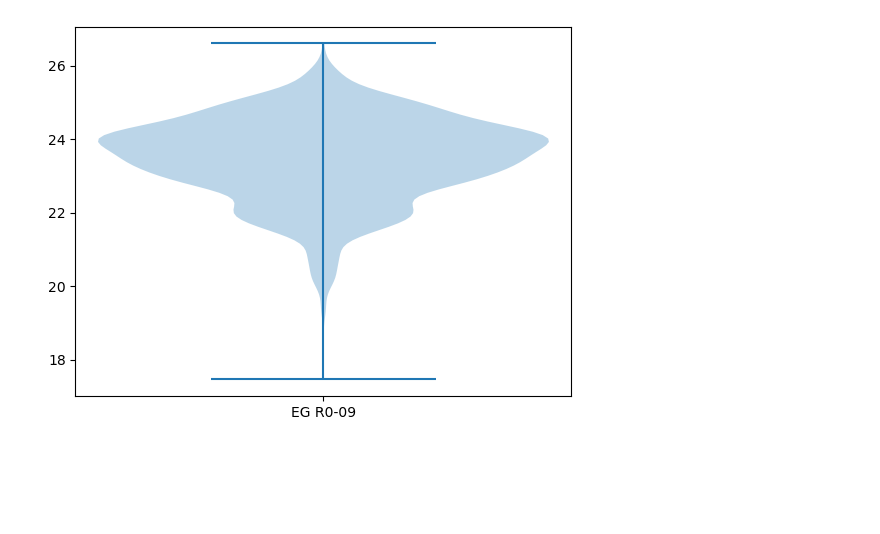
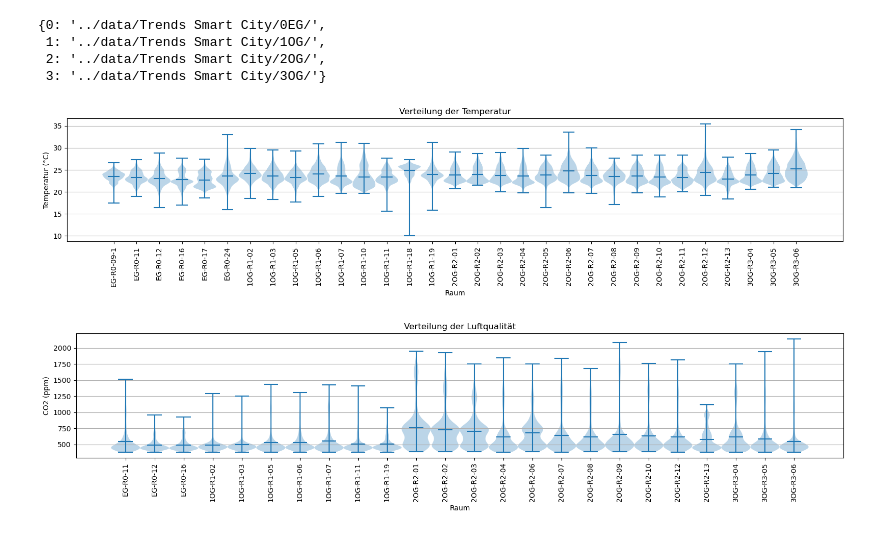
Before and after one commit to tug-cps/SchoolFeedback, a Jupyter notebook: notebooks/analyse_room_data.ipynb, the cells around one changed output. Drawn from its saved outputs; the diff is of its cells as text; code cells hidden in the pictures; blank space fills up the shorter version.

Commit message:
distribution plots for room data

```diff
--- a/notebooks/analyse_room_data.ipynb
+++ b/notebooks/analyse_room_data.ipynb
@@ -29,8 +6,63 @@ rooms.head()
-# %%
-fig, ax = plt.subplots()
-
-ax.violinplot(rooms, widths=2)
-ax.set_xticks(ticks=[1], labels=rooms.columns)
-plt.show()
-# %% [output]
-[figure, removed]
+# %%
+dir_list = {
+    0: '../data/Trends Smart City/0EG/',
+    1: '../data/Trends Smart City/1OG/',
+    2: '../data/Trends Smart City/2OG/',
+    3: '../data/Trends Smart City/3OG/'
+}
+file_list = {
+    0: os.listdir(dir_list[0]),
+    1: os.listdir(dir_list[1]),
+    2: os.listdir(dir_list[2]),
+    3: os.listdir(dir_list[3])
+}
+# %% [output]
+{0: '../data/Trends Smart City/0EG/',
+ 1: '../data/Trends Smart City/1OG/',
+ 2: '../data/Trends Smart City/2OG/',
+ 3: '../data/Trends Smart City/3OG/'}
+# %%
+rooms_temp = []
+names_temp = []
+rooms_qual = []
+names_qual = []
+
+for floor in dir_list.keys():
+    for file in file_list[floor]:
+        room_df = pd.read_csv(
+            dir_list[floor] + file,
+            sep=';',
+            parse_dates=True,
+            header=0,
+            index_col=0,
+            names=[file.split()[0], '_1', '_2', '_3'],
+            )
+        room_df.index.name = 'Time'
+        if file.split()[1][:-4] == 'Lufttemp':
+            names_temp.append(file.split()[0])
+            rooms_temp.append(room_df.iloc[:,0].dropna().tolist())
+        else:
+            names_qual.append(file.split()[0])
+            rooms_qual.append(room_df.iloc[:,0].dropna().tolist())
+# %%
+for rooms, names, title, yaxis in zip(
+    [rooms_temp, rooms_qual],
+    [names_temp, names_qual],
+    ["Temperatur", "Luftqualität"],
+    ['Temperatur (°C)', 'CO2 (ppm)']
+    ):
+    fig, ax = plt.subplots(figsize=(16, 4))
+
+    ax.violinplot(rooms, widths=1, showmeans=True, showextrema=True)
+    ax.set_title('Verteilung der ' + title)
+    ax.set_xlabel('Raum')
+    ax.set_ylabel(yaxis)
+    ax.set_xticks(ticks=np.arange(1, len(rooms)+1), labels=names, rotation='vertical')
+    plt.grid(axis='y')
+    plt.tight_layout()
+
+    plt.savefig("../plots/distribution_plots/Distribution " + title + ".png")
+    plt.show()
+# %% [output]
+[figure, added]
+[figure, added]
```
Also changed, not shown: parts of 4 cells of this notebook, 2 other files.
